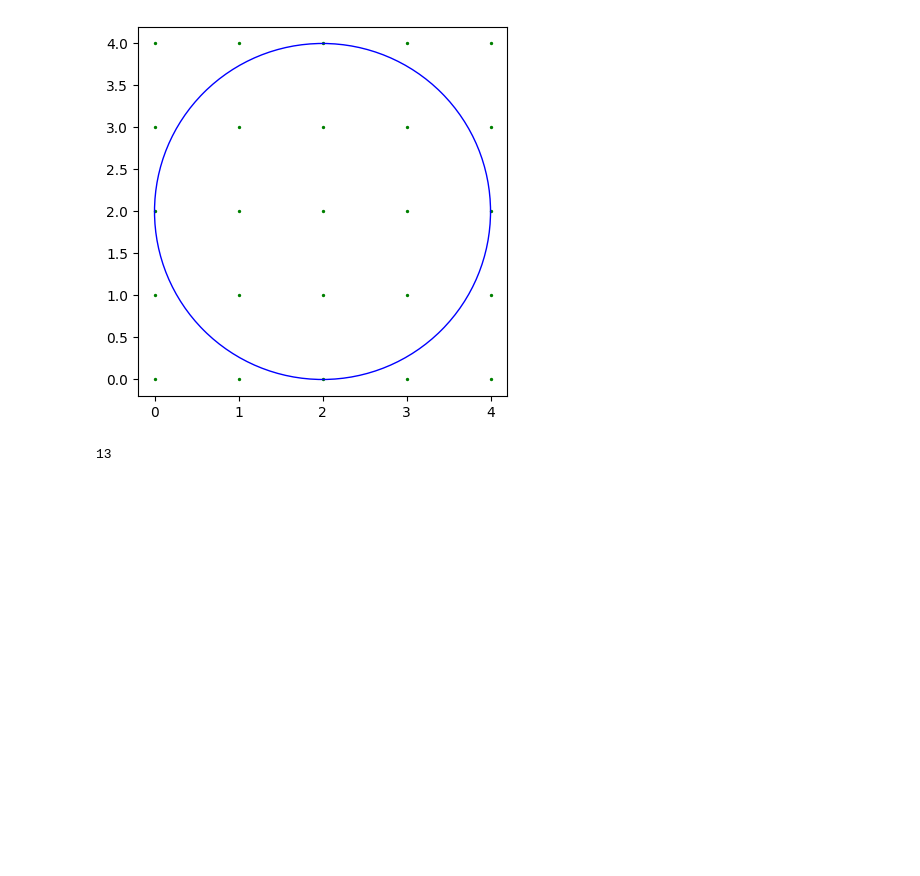
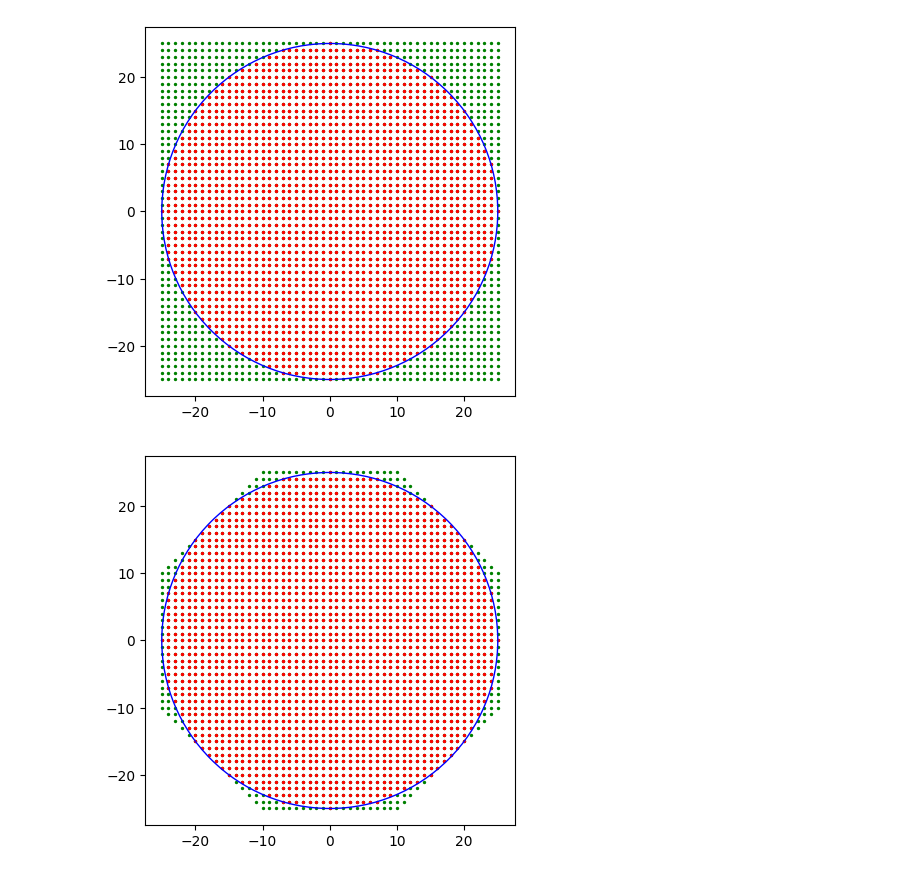
Before and after one commit to TheMaxMOI/MaximilienM, a Jupyter notebook: Cercle-PointsEntiers.ipynb, the cells around one changed output. Saved outputs shown, nothing was run; the diff lists cells and outputs as text; code cells hidden in the pictures; blank space fills up the shorter version.

```diff
--- a/Cercle-PointsEntiers.ipynb
+++ b/Cercle-PointsEntiers.ipynb
@@ -2,6 +2,7 @@
 import matplotlib.pyplot as plt
 import numpy as np
 from math import *
+#Pour un cercle de diamètre D (impair), centré en (0,0)
 
 def linear_regression(coordinates): # Y = mX+c
     # Extract x and y values from coordinates
@@ -10,45 +11,72 @@ def linear_regression(coordinates): # Y = mX+c
 
     # Calculate the slope (m) and intercept (c)
     A = np.vstack([x, np.ones(len(x))]).T
     m, c = np.linalg.lstsq(A, y, rcond=None)[0]
 
     y_pred = m * x + c
     ss_total = np.sum((y - np.mean(y)) ** 2)
     ss_residual = np.sum((y - y_pred) ** 2)
     r_squared = 1 - (ss_residual / ss_total)
 
     return m, c, r_squared
 
-def cercle_points(D):
-    points=[(D-1-i,D-1-j) for i in range(D) for j in range(D)]
-    circle = plt.Circle(((D-1)//2,(D-1)//2), (D-1)//2, color='b', fill=False)
-    x=[M[0] for M in points]
-    y=[M[1] for M in points]
-    plt.scatter(x,y,color='g',s=2)
-    plt.gca().add_patch(circle)
-    plt.gca().set_aspect('equal', adjustable='box')
-    plt.show()
-    return len([i for i in points if (i[0]-(D-1)//2)**2+(i[1]-(D-1)//2)**2 <= ((D-1)//2)**2])
-
 def plot_quadratic(a, b, c, x_start, x_end, num_points):
     quadratic_function = lambda x:int(a*x**2+b*x+c)
     # Generate x values
     x = np.linspace(x_start, x_end, 400)
 
     # Generate points within the span
     x_points = np.linspace(x_start, x_end, num_points)
     y_points = [quadratic_function(xi) for xi in x_points]
     plt.scatter(x_points, y_points, color='red', zorder=1)
 
+def gen_points(D,n=0):
+    if n==0:
+        #square
+        return [(D//2-i,D//2-j) for i in range(D) for j in range(D)]
+    if n==1:#Pour comprendre les variables, voir le fichier geogebra ou la cahier de TIPE
+        #octogone
+        r=D//2
+        x_g=-r*((2**0.5)-1);x_d=-x_g
+        CourbeSuperieure = lambda x: x+(2**0.5)*r if x<x_g else (r if x<x_d else -x+(2**0.5)*r)
+        points = []
+        for x in range(-r, r+1):
+            bornesup = CourbeSuperieure(x)
+            y = 0
+            while y <= bornesup:
+                points.append((x, y))
+                if y+1<= bornesup:
+                    points.append((x,-(y+1)))
+                y += 1
+        return points
+
+def cercle_points(D,n):
+    points=gen_points(D,n)
+    circle = plt.Circle((0,0), (D-1)//2, color='b', fill=False)
+    x=[M[0] for M in points]
+    y=[M[1] for M in points]
+    plt.scatter(x,y,color='g',s=2)
+
+    points=[i for i in points if (i[0])**2+(i[1])**2 <= (D//2)**2] #Select vertices in the circle
+    x=[M[0] for M in points]
+    y=[M[1] for M in points]
+    #return points
+
+    plt.scatter(x,y,color='r',s=2)
+    plt.gca().add_patch(circle)
+    plt.gca().set_aspect('equal', adjustable='box')
+    plt.show()
+
 #En notant N le nombre de points à coordonnés entières sur le disque de rayon r. On observe en traçant le graphe que N=f(r) où f n'est pas connue.
 #Régression linéaire --> logN ressemble à un log qui croit plus vite sur la fin
 #logN=g(logr) est une droite, g(x)=ax+b --> mouais
 #N=e^(ax+b)
 
 #En fait et c'est logique, N(r) se comporte (et ça se démontre) comme pi/4*r² en +infini
 
-r=2
-cercle_points(2*r+1)
+r=25
+cercle_points(2*r+1,0)
+cercle_points(2*r+1,1)
 # %% [output]
-[figure, old version]
+[figure, new version]
-13
+[figure, added]
```
Also changed, not shown: 2 other files.
